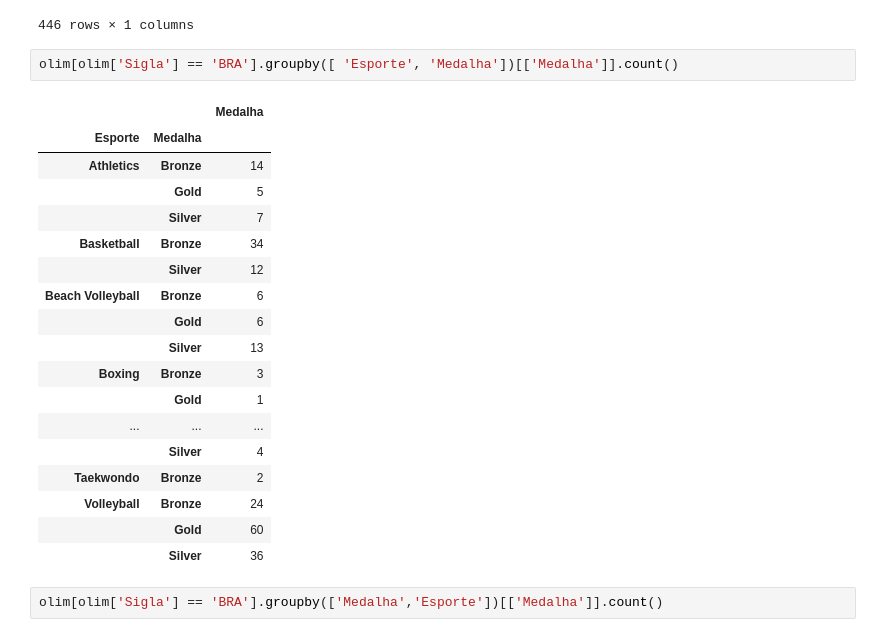
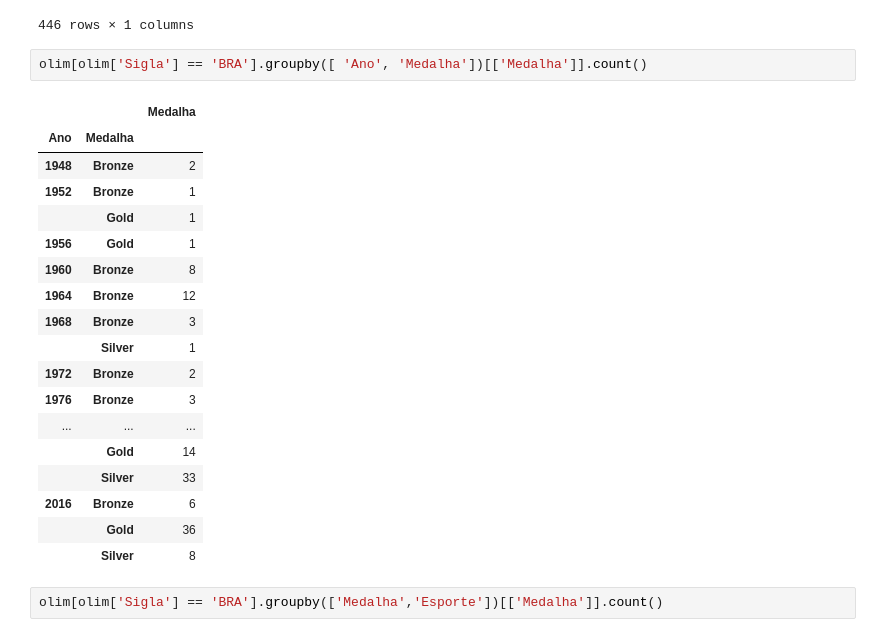
Before and after one commit to tirolezzo/120_years_of_Olympic_history, a Jupyter notebook: 120_years_of_Olympic_history.ipynb, the cells around one changed output. Drawn from its saved outputs; the diff is of its cells as text.

```diff
--- a/120_years_of_Olympic_history.ipynb
+++ b/120_years_of_Olympic_history.ipynb
@@ -673,26 +673,26 @@ olim[olim['Sigla'] == 'BRA'].groupby(['Ano', 'Medalha', 'Esporte', 'Nome'])[['Me
 |  |  | Shooting | Felipe Almeida Wu | 1 |
 446 rows × 1 columns
 # %%
-olim[olim['Sigla'] == 'BRA'].groupby([ 'Esporte', 'Medalha'])[['Medalha']].count()
+olim[olim['Sigla'] == 'BRA'].groupby([ 'Ano', 'Medalha'])[['Medalha']].count()
 # %% [output]
 |  |  | Medalha |
-| Esporte | Medalha |  |
-| Athletics | Bronze | 14 |
-|  | Gold | 5 |
-|  | Silver | 7 |
-| Basketball | Bronze | 34 |
-|  | Silver | 12 |
-| Beach Volleyball | Bronze | 6 |
-|  | Gold | 6 |
-|  | Silver | 13 |
-| Boxing | Bronze | 3 |
+| Ano | Medalha |  |
+| 1948 | Bronze | 2 |
+| 1952 | Bronze | 1 |
 |  | Gold | 1 |
+| 1956 | Gold | 1 |
+| 1960 | Bronze | 8 |
+| 1964 | Bronze | 12 |
+| 1968 | Bronze | 3 |
+|  | Silver | 1 |
+| 1972 | Bronze | 2 |
+| 1976 | Bronze | 3 |
 | ... | ... | ... |
-|  | Silver | 4 |
-| Taekwondo | Bronze | 2 |
-| Volleyball | Bronze | 24 |
-|  | Gold | 60 |
-|  | Silver | 36 |
+|  | Gold | 14 |
+|  | Silver | 33 |
+| 2016 | Bronze | 6 |
+|  | Gold | 36 |
+|  | Silver | 8 |
 # %%
 olim[olim['Sigla'] == 'BRA'].groupby(['Medalha','Esporte'])[['Medalha']].count()
 # %% [output]
```
Also changed, not shown: parts of 16 cells of this notebook.
